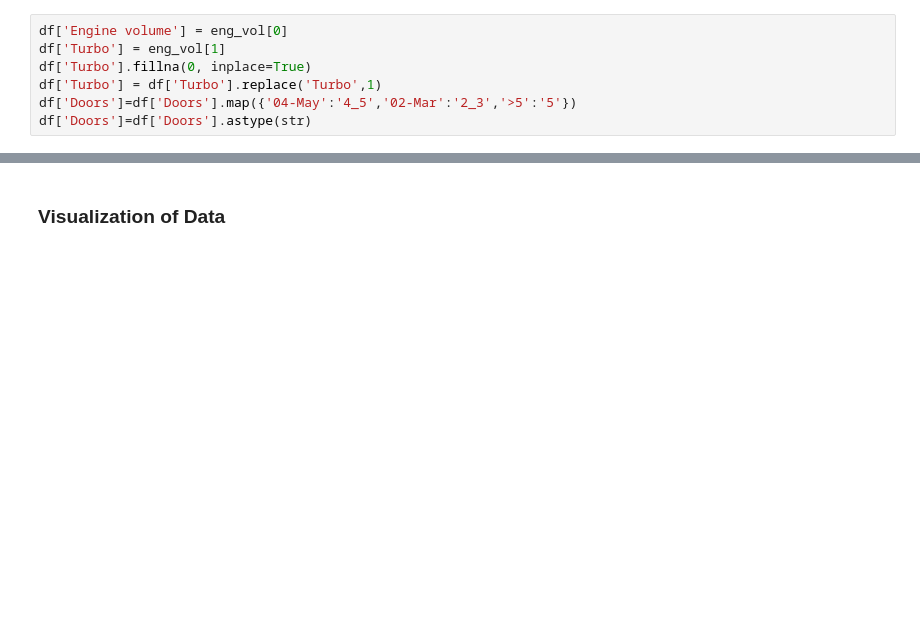
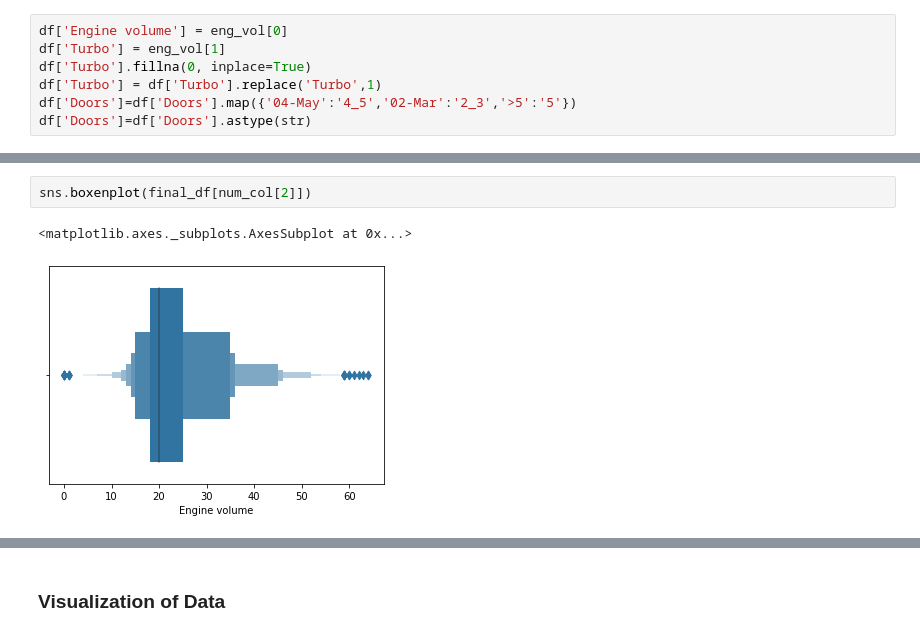
Before and after one commit to princyiakov/car_price_prediction, a Jupyter notebook: Car_Price_Prediction.ipynb, the cells around one changed output, grey strips where cells are left out. Cells and saved outputs as stored; diff of their text form; blank space fills up the shorter version.

```diff
--- a/Car_Price_Prediction.ipynb
+++ b/Car_Price_Prediction.ipynb
@@ -187,0 +276,5 @@ df['Doors']=df['Doors'].astype(str)
+# %%
+sns.boxenplot(final_df[num_col[2]])
+# %% [output]
+<matplotlib.axes._subplots.AxesSubplot at 0x...>
+[figure, added]
```
Also changed, not shown: parts of 25 cells of this notebook.
